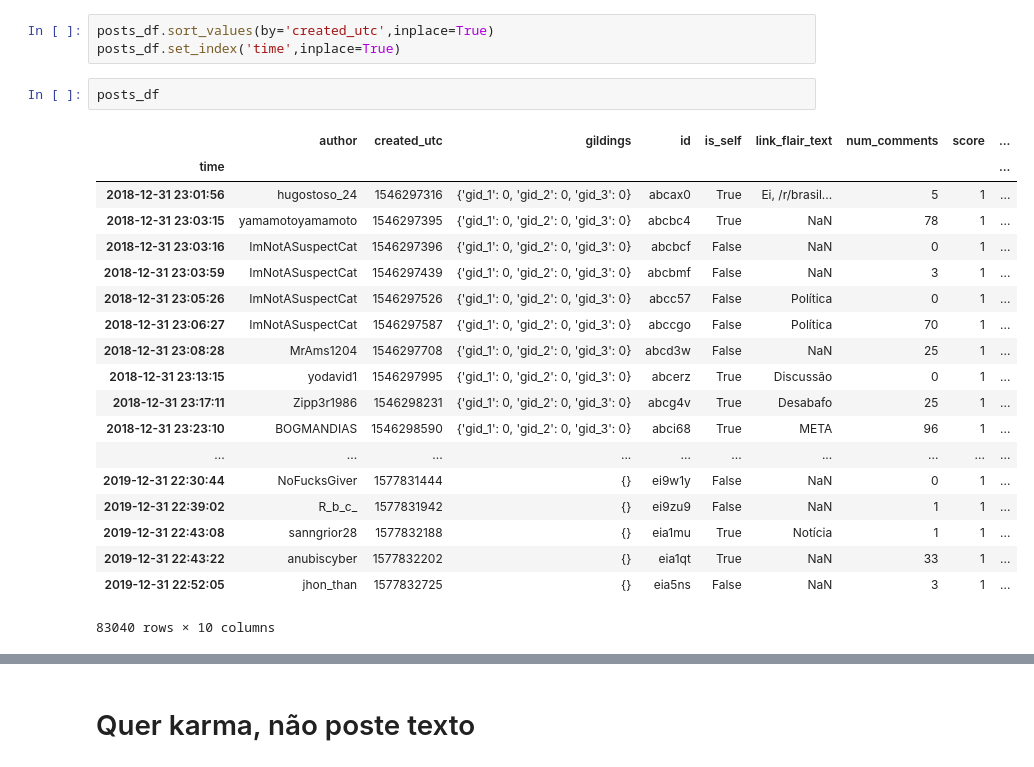
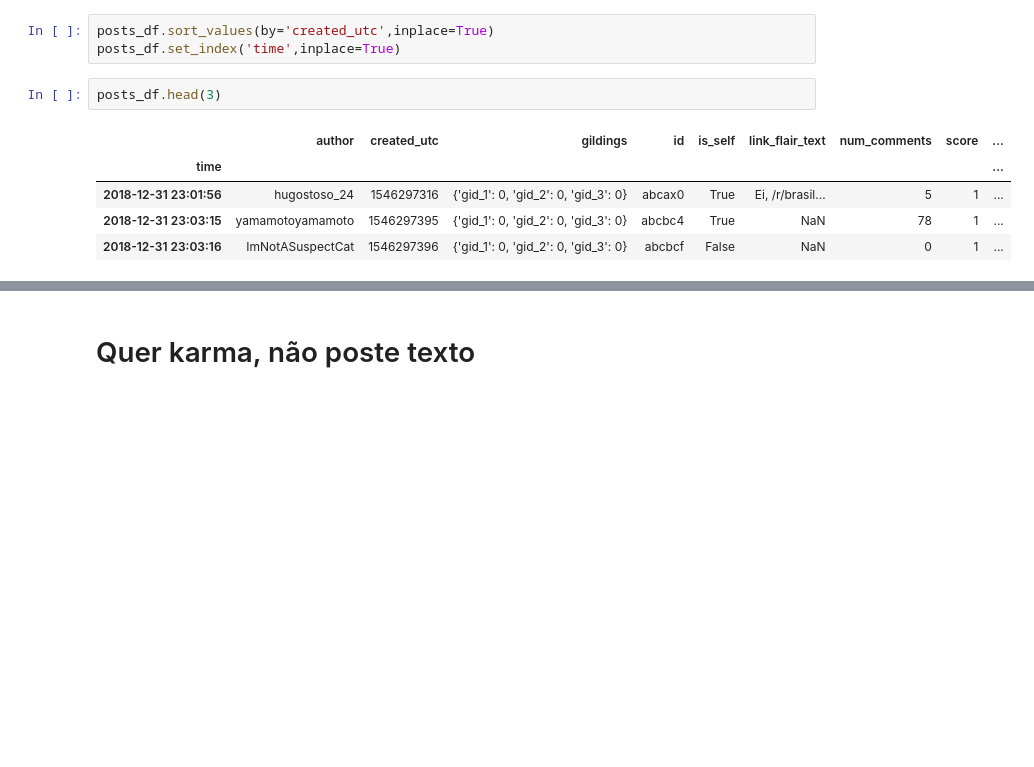
Before and after one commit to FelipoDRS/Analise_estatistica_Reddit, a Jupyter notebook: analise_rbrasil_GB.ipynb, the cells around one changed output, grey strips where cells are left out. Cells and saved outputs as stored; diff of their text form; blank space fills up the shorter version.

```diff
--- a/analise_rbrasil_GB.ipynb
+++ b/analise_rbrasil_GB.ipynb
@@ -154,24 +164,10 @@ posts_df.shape
 posts_df.sort_values(by='created_utc',inplace=True)
 posts_df.set_index('time',inplace=True)
 # %%
-posts_df
+posts_df.head(3)
 # %% [output]
 |  | author | created_utc | gildings | id | is_self | link_flair_text | num_comments | score | ... |
 | time |  |  |  |  |  |  |  |  | ... |
 | 2018-12-31 23:01:56 | hugostoso_24 | 1546297316 | {'gid_1': 0, 'gid_2': 0, 'gid_3': 0} | abcax0 | True | Ei, /r/brasil... | 5 | 1 | ... |
 | 2018-12-31 23:03:15 | yamamotoyamamoto | 1546297395 | {'gid_1': 0, 'gid_2': 0, 'gid_3': 0} | abcbc4 | True | NaN | 78 | 1 | ... |
 | 2018-12-31 23:03:16 | ImNotASuspectCat | 1546297396 | {'gid_1': 0, 'gid_2': 0, 'gid_3': 0} | abcbcf | False | NaN | 0 | 1 | ... |
-| 2018-12-31 23:03:59 | ImNotASuspectCat | 1546297439 | {'gid_1': 0, 'gid_2': 0, 'gid_3': 0} | abcbmf | False | NaN | 3 | 1 | ... |
-| 2018-12-31 23:05:26 | ImNotASuspectCat | 1546297526 | {'gid_1': 0, 'gid_2': 0, 'gid_3': 0} | abcc57 | False | Política | 0 | 1 | ... |
-| 2018-12-31 23:06:27 | ImNotASuspectCat | 1546297587 | {'gid_1': 0, 'gid_2': 0, 'gid_3': 0} | abccgo | False | Política | 70 | 1 | ... |
-| 2018-12-31 23:08:28 | MrAms1204 | 1546297708 | {'gid_1': 0, 'gid_2': 0, 'gid_3': 0} | abcd3w | False | NaN | 25 | 1 | ... |
-| 2018-12-31 23:13:15 | yodavid1 | 1546297995 | {'gid_1': 0, 'gid_2': 0, 'gid_3': 0} | abcerz | True | Discussão | 0 | 1 | ... |
-| 2018-12-31 23:17:11 | Zipp3r1986 | 1546298231 | {'gid_1': 0, 'gid_2': 0, 'gid_3': 0} | abcg4v | True | Desabafo | 25 | 1 | ... |
-| 2018-12-31 23:23:10 | BOGMANDIAS | 1546298590 | {'gid_1': 0, 'gid_2': 0, 'gid_3': 0} | abci68 | True | META | 96 | 1 | ... |
-| ... | ... | ... | ... | ... | ... | ... | ... | ... | ... |
-| 2019-12-31 22:30:44 | NoFucksGiver | 1577831444 | {} | ei9w1y | False | NaN | 0 | 1 | ... |
-| 2019-12-31 22:39:02 | R_b_c_ | 1577831942 | {} | ei9zu9 | False | NaN | 1 | 1 | ... |
-| 2019-12-31 22:43:08 | sanngrior28 | 1577832188 | {} | eia1mu | True | Notícia | 1 | 1 | ... |
-| 2019-12-31 22:43:22 | anubiscyber | 1577832202 | {} | eia1qt | True | NaN | 33 | 1 | ... |
-| 2019-12-31 22:52:05 | jhon_than | 1577832725 | {} | eia5ns | False | NaN | 3 | 1 | ... |
-83040 rows × 10 columns
```
Also changed, not shown: parts of 16 cells of this notebook.
